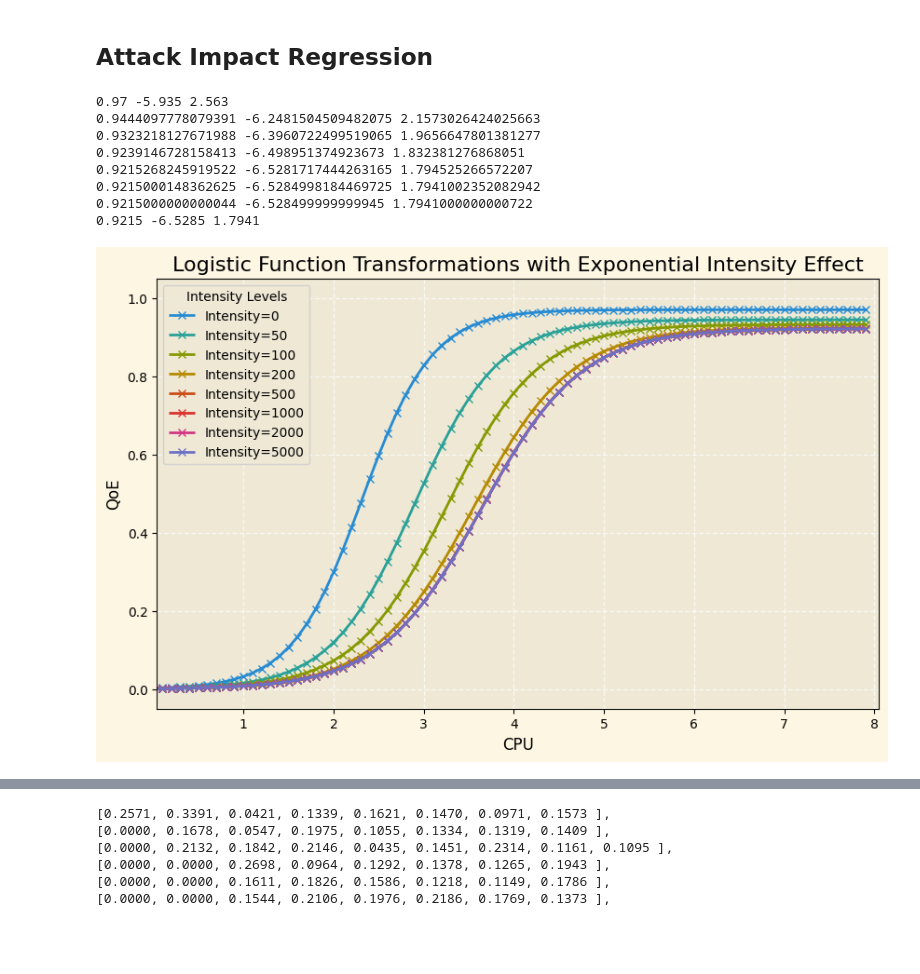
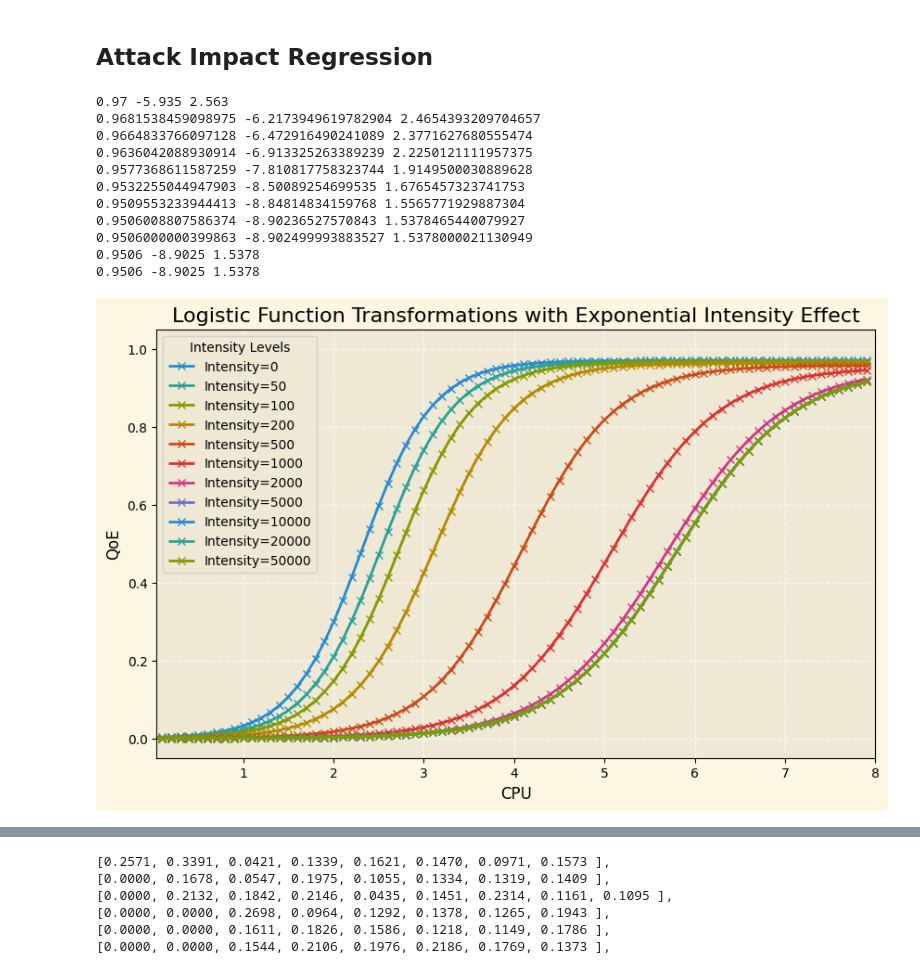
Before and after one commit to VincentSheh/NA_Model_Evaluation, a Jupyter notebook: Simulation/simulate.ipynb, the cells around one changed output, grey strips where cells are left out. Cells and saved outputs as stored; diff of their text form; code cells hidden in the pictures; blank space fills up the shorter version.

```diff
--- a/Simulation/simulate.ipynb
+++ b/Simulation/simulate.ipynb
@@ -129,7 +130,7 @@ drop_intensity = 100  # Amount by which intensity drops if drop event occurs
 
 import numpy as np
 class Environment:
-    def __init__(self, run_for=100, cpu_capacity = 3.0, seed=4022):
+    def __init__(self, run_for=100, cpu_capacity = 3.0, atk_state="bonesi", seed=4022):
         self.qoe_list = []  # Store QoE values over time
         self.user_count_list = []
         self.cpu_decision_list = []
@@ -141,6 +142,7 @@ class Environment:
         self.cpu_allocated = cpu_capacity
         self.current_timestep = 0  # Initialize timestep counter
         self.run_for = run_for  # Total number of timesteps to simulate
+        self.atk_state = atk_state
     def initialize_agent(self, num_area, num_streamers, num_attackers):
         # num_area=3
         # num_streamers= [6, 6, 6] #Depending on num_server
@@ -207,7 +209,7 @@ class Environment:
         for _, edge_area in self.area_dict.items():
             edge_area['area'].forward()
             for attack in edge_area['attackers']: #Initiate the Attack Task
-                attack.forward_controlled("bonesi", intensity) #IDS is Called Here
+                attack.forward_controlled(self.atk_state, intensity) #IDS is Called Here
 
             for streamer in edge_area['streamers']:
                 streamer.forward()
@@ -277,9 +279,9 @@ class Environment:
 
     def run(self, intensity=0):
         for _ in range(self.run_for):
-            self.update_timestep()
-            # self.calculate_qoe()
-            # self.start_new_timestep_controled(intensity)
+            # self.update_timestep()
+            self.calculate_qoe()
+            self.start_new_timestep_controled(intensity)
             if self.current_timestep >= self.run_for-1:
                 for _, edge_area in self.area_dict.items():
                     edge_area["area"].vim.previous_info.to_csv("previous_info.csv")
@@ -293,10 +295,9 @@ class Environment:
                         q_table_df = pd.DataFrame(q_table_data)
                         q_table_df.to_csv("qtable.csv", index=False)
                 break
-        print("Simulation Complete.")
         return self.qoe_list
 # %%
-env = Environment(run_for=5000, cpu_capacity = 5.5)
+env = Environment(run_for=2, cpu_capacity = 5.5)
 env.initialize_agent(num_area=1, num_streamers=6, num_attackers=1)
 env.run()
 env.plot_qoe(ma_window_size=5)
@@ -413,13 +405,13 @@ results = {}
 # Iterate over different numbers of streamers
 for n_streamers in range(1, 7):
     qoe_list = []
-    cpu_allocations = np.arange(0.5, 6.0, 0.5)
+    cpu_allocations = np.arange(0.5, max_cpu, 0.5)
 
     # Iterate over CPU allocations from 0.5 to 5.5 in steps of 0.5
     for cpu in cpu_allocations:
-        env = Environment(run_for=2, cpu_capacity=cpu)
+        env = Environment(run_for=2, cpu_capacity=cpu, atk_state="hulk")
         env.initialize_agent(num_area=1, num_streamers=n_streamers, num_attackers=1)
-        cur_qoe = env.run(intensity=1000)[1]
+        cur_qoe = env.run(intensity=1600)[1]
         qoe_list.append(cur_qoe)
 
     # Store QoE list in results dictionary for plotting
@@ -463,7 +438,7 @@ Simulation Complete.
 # %%
 # Set constant parameters
 n_streamers = 6  # Constant number of streamers
-cpu_allocations = np.arange(0.5, 6.0, 0.5)  # Range of CPU allocations
+cpu_allocations = np.arange(0.5, max_cpu, 0.5)  # Range of CPU allocations
 intensity_range = range(100, 2000, 250)  # Range of attack intensities
 
 # Dictionary to store QoE results for each intensity level
@@ -476,7 +451,7 @@ for intensity in intensity_range:
     # Iterate over CPU allocations from 0.5 to 5.5 in steps of 0.5
     for cpu in cpu_allocations:
         # Initialize environment with current CPU and constant streamers
-        env = Environment(run_for=2, cpu_capacity=cpu)
+        env = Environment(run_for=2, cpu_capacity=cpu, atk_state="goldeneye")
         env.initialize_agent(num_area=1, num_streamers=n_streamers, num_attackers=1)
 
         # Run the environment with current intensity and get QoE
@@ -707,48 +665,51 @@ import matplotlib.pyplot as plt
 0,5,0.97, -4.186919060489949, 2.3893219975556157
 0,6,0.97, -5.935630098896784, 2.56309746149014
 '''
 
 # Define the modified logistic function with exponential effect from intensity
-def logistic(x, intensity, L_base=0.97, k=1.0, beta_0=-5.935, beta_CPU_base=2.563, alpha=0.015): #Follow The Regression Params from 0 Intensity
+def logistic(x, intensity, L_base=0.97, k=1.0, beta_0=-5.935, beta_CPU_base=2.563, alpha=0.002): #Follow The Regression Params from 0 Intensity
     # Define exponential saturation adjustment for intensity effect
     intensity_effect = 1 - np.exp(-alpha * intensity)
 
     # Adjust parameters based on intensity effect
-    L = L_base * (1 - 0.05 * intensity_effect)  # Decrease L with intensity effect (saturates at ~0.5*L_base)
-    beta_0 = beta_0 * (1 + 0.1 * intensity_effect)  # Decrease beta_CPU similarly
-    beta_CPU = beta_CPU_base * (1 - 0.3 * intensity_effect)  # Decrease beta_CPU similarly
+    L = L_base * (1 - 0.02 * intensity_effect)  # Decrease L with intensity effect (saturates at ~0.5*L_base)
+    beta_0 = beta_0 * (1 + 0.5 * intensity_effect)  # Decrease beta_CPU similarly
+    beta_CPU = beta_CPU_base * (1 - 0.4 * intensity_effect)  # Decrease beta_CPU similarly
     print(L, beta_0, beta_CPU)
     return L / (1 + np.exp(-(beta_0 + beta_CPU * x)))
 
 # Define the x values
-x_values = np.arange(0, 8.0, 0.1)
+x_values = np.arange(0, max_cpu, 0.1)
 
 # Define intensity levels for each curve (including high levels close to saturation)
-intensity_levels = [0, 50, 100, 200, 500, 1000, 2000, 5000]  # Increasing intensity up to saturation point
+intensity_levels = [0, 50, 100, 200, 500, 1000, 2000, 5000, 10000, 20000, 50000]  # Increasing intensity up to saturation point
 
 # Plot each curve with different intensity levels
 plt.figure(figsize=(10, 6))
 for intensity in intensity_levels:
     y_values = logistic(x_values, intensity)
-    plt.xlim(0.04,8.05)
+    plt.xlim(0.04,max_cpu)
     plt.plot(x_values, y_values, marker="x", label=f"Intensity={intensity}")
 
 plt.xlabel("CPU")
 plt.ylabel("QoE")
 plt.title("Logistic Function Transformations with Exponential Intensity Effect")
 plt.legend(title="Intensity Levels")
 plt.ylim(-0.05, 1.05)
 plt.show()
 # %% [output]
 0.97 -5.935 2.563
-0.9444097778079391 -6.2481504509482075 2.1573026424025663
-0.9323218127671988 -6.3960722499519065 1.9656647801381277
-0.9239146728158413 -6.498951374923673 1.832381276868051
-0.9215268245919522 -6.5281717444263165 1.794525266572207
-0.9215000148362625 -6.5284998184469725 1.7941002352082942
-0.9215000000000044 -6.528499999999945 1.7941000000000722
-0.9215 -6.5285 1.7941
+0.9681538459098975 -6.2173949619782904 2.4654393209704657
+0.9664833766097128 -6.472916490241089 2.3771627680555474
+0.9636042088930914 -6.913325263389239 2.2250121111957375
+0.9577368611587259 -7.810817758323744 1.9149500030889628
+0.9532255044947903 -8.50089254699535 1.6765457323741753
+0.9509553233944413 -8.84814834159768 1.5565771929887304
+0.9506008807586374 -8.90236527570843 1.5378465440079927
+0.9506000000399863 -8.902499993883527 1.5378000021130949
+0.9506 -8.9025 1.5378
+0.9506 -8.9025 1.5378
-[figure, old version]
+[figure, new version]
 # %%
 
 states = [0, 1] #0: Idle, #1: Streaming
```
Also changed, not shown: parts of 11 cells of this notebook, 10 other files.
